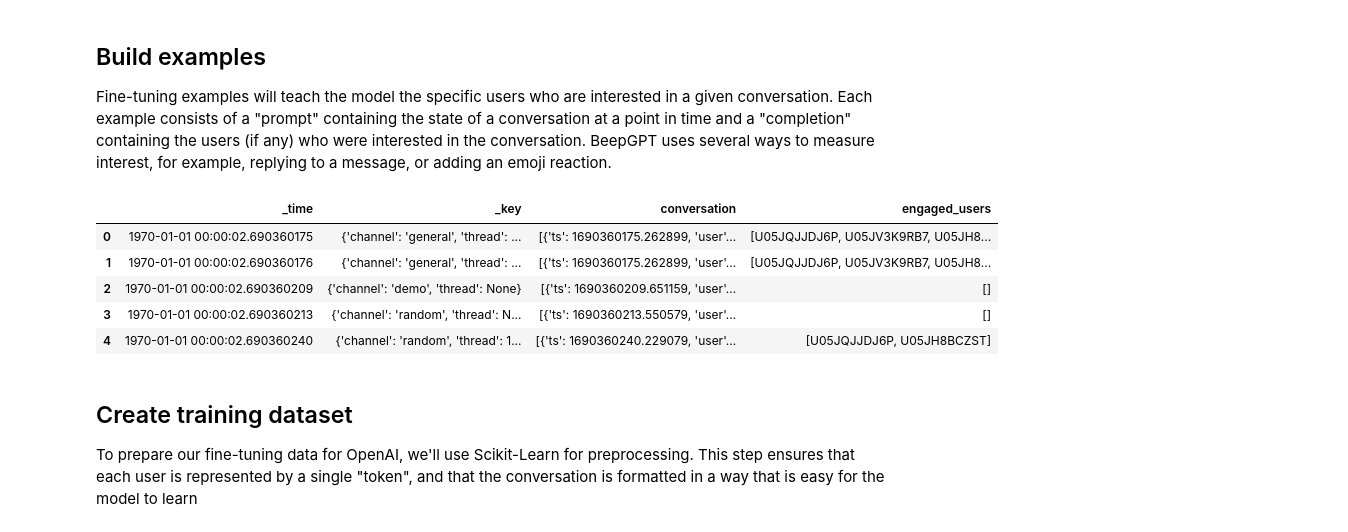
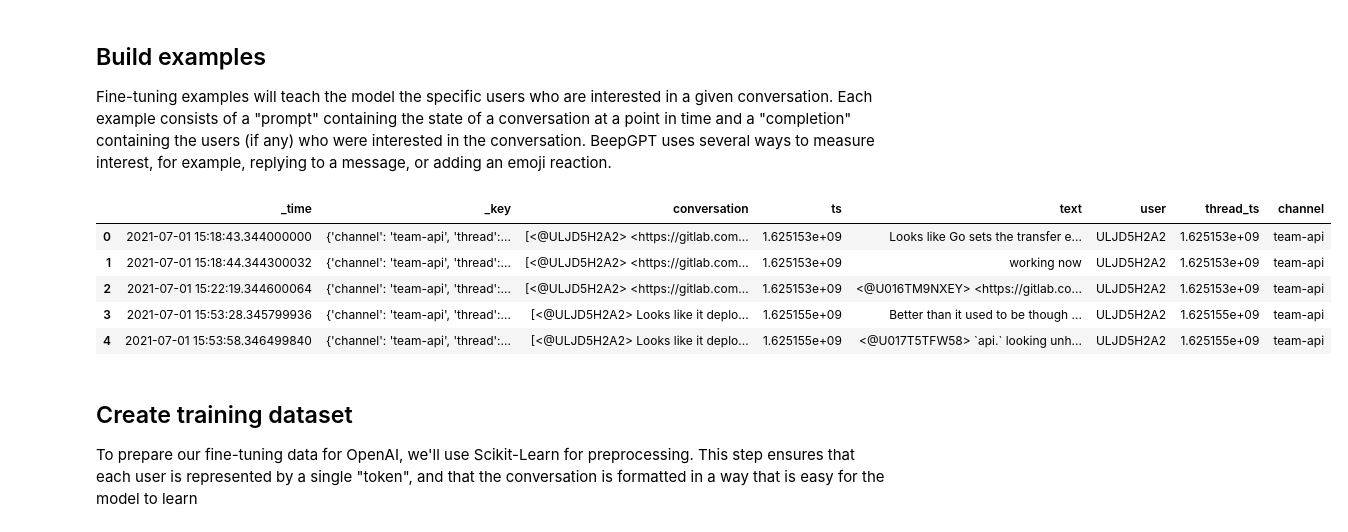
Before and after one commit to kaskada-ai/beep-gpt, a Jupyter notebook: FineTuning_huggingface.ipynb, the cells around one changed output. Drawn from its saved outputs; the diff is of its cells as text; code cells hidden in the pictures.

```diff
--- a/FineTuning_huggingface.ipynb
+++ b/FineTuning_huggingface.ipynb
@@ -85,6 +87,7 @@ messages = kd.sources.Parquet(
     path = "./messages.parquet",
     time_column = "ts",
     key_column = "channel",
+    time_unit = "s",
 )
 
 # View the first 5 events
@@ -101,50 +104,46 @@ messages.preview(5)
 
 Fine-tuning examples will teach the model the specific users who are interested in a given conversation. Each example consists of a "prompt" containing the state of a conversation at a point in time and a "completion" containing the users (if any) who were interested in the conversation. BeepGPT uses several ways to measure interest, for example, replying to a message, or adding an emoji reaction.
 # %%
-# Re-group messages by thread and/or channel
-# Slack messages are delivered chronologically, so messages in threads
-# may be interleaved with messages in the main channel.
-messages = messages.with_key(kd.record({
-        "channel": messages.col("channel"),
-        "thread": messages.col("thread_ts"),
+threads = messages.filter(messages.col("thread_ts").is_not_null())
+non_threads = messages.filter(messages.col("thread_ts").is_null())
+
+ts = non_threads.col("ts")
+ts_since = ts.seconds_since_previous()
+
+is_new = ts_since.cast(pa.int64()) > 600
+
+shifted_non_threads = non_threads.shift_by(timedelta(microseconds=0.001))
+shifted_ts = shifted_non_threads.lag(1).col("ts").first(window=kd.windows.Since(is_new))
+thread_ts = ts.if_(is_new).else_(shifted_ts)
+
+non_threads_threads = non_threads.extend({"thread_ts": thread_ts}).filter(ts.is_not_null().and_(thread_ts.is_not_null()))
+
+joined = kd.record({
+    "ts": threads.col("ts").else_(non_threads_threads.col("ts")),
+    "text": threads.col("text").else_(non_threads_threads.col("text")),
+    "user" : threads.col("user").else_(non_threads_threads.col("user")),
+    "thread_ts" : threads.col("thread_ts").else_(non_threads_threads.col("thread_ts")),
+    "channel" : threads.col("channel").else_(non_threads_threads.col("channel")),
+})
+
+messages = joined.with_key(kd.record({
+        "channel": joined.col("channel"),
+        "thread": joined.col("thread_ts"),
     }))
 
-# Build the GPT input prompt by collecting relevant fields of recent messages
-conversations = messages \
-    .select("user", "ts", "text", "reactions") \
-    .collect(max=20)
+# collect the previous 1 to 5 messages and the associated user for each message
+conversation = messages.col("text").collect(max=5, min=1).lag(1)
 
-
-# Shift the prompt forward in time 5m to observe the effects of the conversation
-shifted_conversations = conversations.shift_by(datetime.timedelta(seconds=1))
-
-# Collect all the users who reacted to the conversation in the past 5m
-# (the period of time the prompt was shifted across)
-reaction_users = messages \
-    .collect(window=kd.windows.Trailing(datetime.timedelta(seconds=1)), max=100) \
-    .col("reactions").flatten() \
-    .col("users").flatten()
-
-# Collect all the users to posted messages in the past 5m
-participating_users = messages \
-    .collect(window=kd.windows.Trailing(datetime.timedelta(seconds=1)), max=100) \
-    .col("user")
-
-# Build a fine-tuning example mapping a conversation to the users who reacted to it
-history = kd.record({
-        "conversation": shifted_conversations,
-        "engaged_users": reaction_users.union(participating_users),
-    }) \
-    .filter(shifted_conversations.is_not_null())
-
-history.preview(5)
+# add the conversation to the current row
+examples = messages.extend({"conversation":conversation}).filter(conversation.is_not_null())
+examples.preview(5)
 # %% [output]
-|  | _time | _key | conversation | engaged_users |
-| 0 | 1970-01-01 00:00:02.690360175 | {'channel': 'general', 'thread': ... | [{'ts': 1690360175.262899, 'user'... | [U05JQJJDJ6P, U05JV3K9RB7, U05JH8... |
-| 1 | 1970-01-01 00:00:02.690360176 | {'channel': 'general', 'thread': ... | [{'ts': 1690360175.262899, 'user'... | [U05JQJJDJ6P, U05JV3K9RB7, U05JH8... |
-| 2 | 1970-01-01 00:00:02.690360209 | {'channel': 'demo', 'thread': None} | [{'ts': 1690360209.651159, 'user'... | [] |
-| 3 | 1970-01-01 00:00:02.690360213 | {'channel': 'random', 'thread': N... | [{'ts': 1690360213.550579, 'user'... | [] |
-| 4 | 1970-01-01 00:00:02.690360240 | {'channel': 'random', 'thread': 1... | [{'ts': 1690360240.229079, 'user'... | [U05JQJJDJ6P, U05JH8BCZST] |
+|  | _time | _key | conversation | ts | text | user | thread_ts | channel |
+| 0 | 2021-07-01 15:18:43.344000000 | {'channel': 'team-api', 'thread':... | [<@ULJD5H2A2> <https://gitlab.com... | 1.625153e+09 | Looks like Go sets the transfer e... | ULJD5H2A2 | 1.625153e+09 | team-api |
+| 1 | 2021-07-01 15:18:44.344300032 | {'channel': 'team-api', 'thread':... | [<@ULJD5H2A2> <https://gitlab.com... | 1.625153e+09 | working now | ULJD5H2A2 | 1.625153e+09 | team-api |
+| 2 | 2021-07-01 15:22:19.344600064 | {'channel': 'team-api', 'thread':... | [<@ULJD5H2A2> <https://gitlab.com... | 1.625153e+09 | <@U016TM9NXEY> <https://gitlab.co... | ULJD5H2A2 | 1.625153e+09 | team-api |
+| 3 | 2021-07-01 15:53:28.345799936 | {'channel': 'team-api', 'thread':... | [<@ULJD5H2A2> Looks like it deplo... | 1.625155e+09 | Better than it used to be though ... | ULJD5H2A2 | 1.625155e+09 | team-api |
+| 4 | 2021-07-01 15:53:58.346499840 | {'channel': 'team-api', 'thread':... | [<@ULJD5H2A2> Looks like it deplo... | 1.625155e+09 | <@U017T5TFW58> `api.` looking unh... | ULJD5H2A2 | 1.625155e+09 | team-api |
 # %% [markdown]
 ## Create training dataset
 
```
Also changed, not shown: parts of 12 cells of this notebook, 2 other files.
